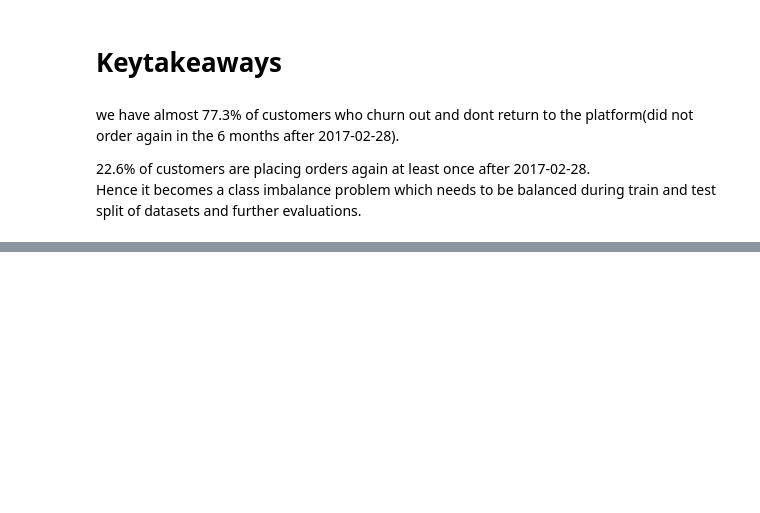
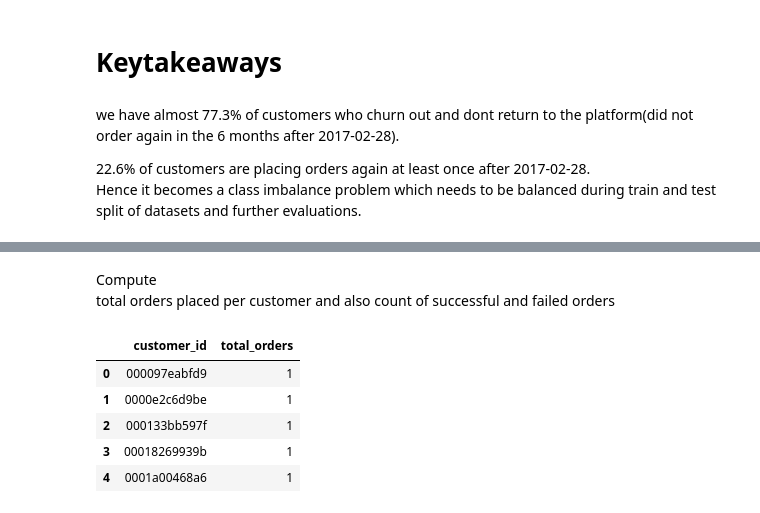
Before and after one commit to yh18190/chunautee_samna, a Jupyter notebook: DataPrep_Transformations.ipynb, the cells around one changed output, grey strips where cells are left out. Drawn from its saved outputs; the diff is of its cells as text; code cells hidden in the pictures; blank space fills up the shorter version.

```diff
--- a/DataPrep_Transformations.ipynb
+++ b/DataPrep_Transformations.ipynb
@@ -180,0 +195,14 @@ Hence it becomes a class imbalance problem which needs to be balanced during tra
+# %% [markdown]
+Compute
+total orders placed per customer and also count of successful and failed orders
+# %%
+#total orders
+df_count_orders=df_orders[['customer_id','order_date']].groupby('customer_id')['order_date'].count().reset_index(name='total_orders')
+df_count_orders.head()
+# %% [output]
+|  | customer_id | total_orders |
+| 0 | 000097eabfd9 | 1 |
+| 1 | 0000e2c6d9be | 1 |
+| 2 | 000133bb597f | 1 |
+| 3 | 00018269939b | 1 |
+| 4 | 0001a00468a6 | 1 |
```
Also changed, not shown: parts of 10 cells of this notebook.
